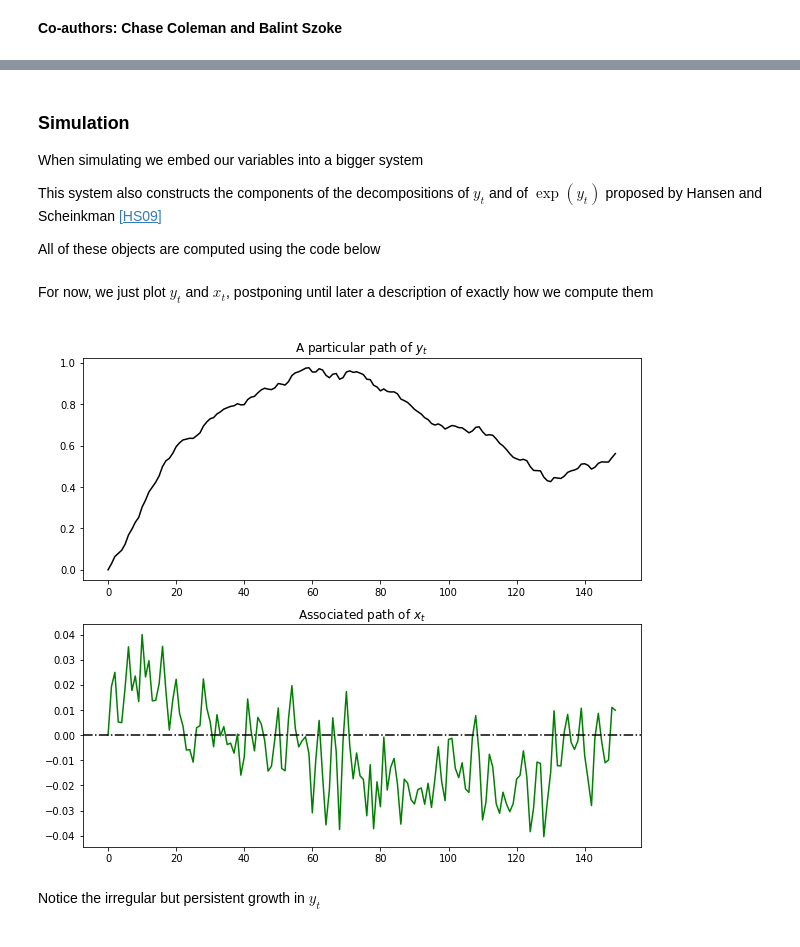
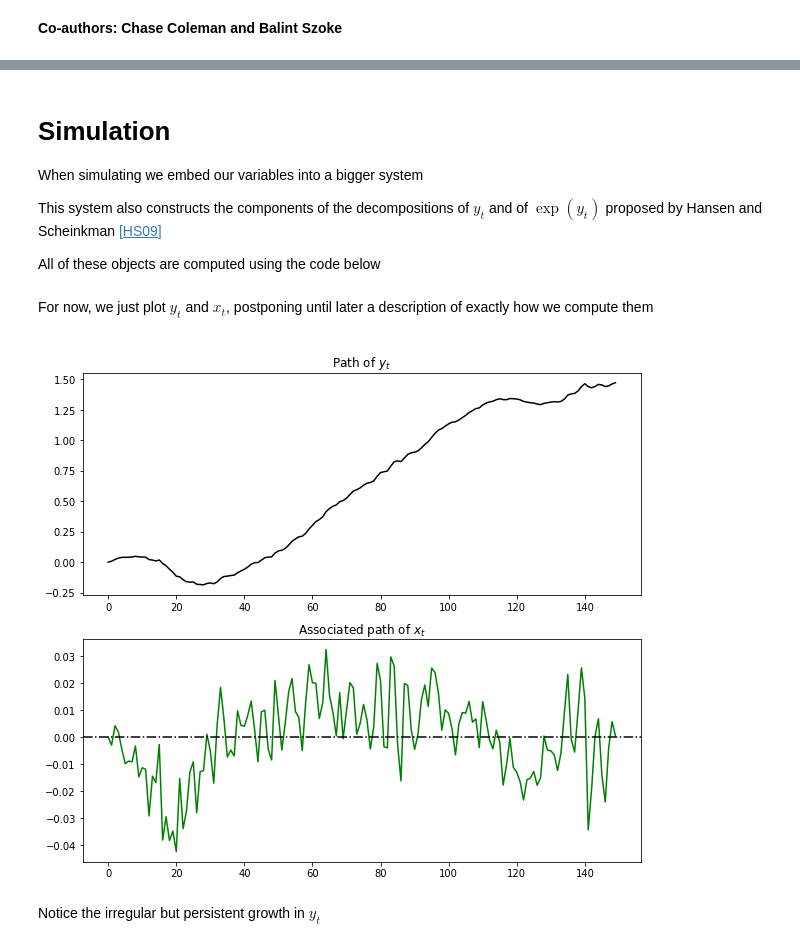
Before and after one commit to QuantEcon/quantecon-notebooks-python, a Jupyter notebook: additive_functionals.ipynb, the cells around one changed output, grey strips where cells are left out. Cells and saved outputs as stored; diff of their text form; code cells hidden in the pictures.

```diff
--- a/additive_functionals.ipynb
+++ b/additive_functionals.ipynb
@@ -187,5 +216,5 @@ You can try writing these matrices down now as an exercise — the correct expre
 # %% [markdown]
-### Simulation
+# Simulation
 
 When simulating we embed our variables into a bigger system
 
@@ -584,35 +613,35 @@ For now, we just plot $ y_t $ and $ x_t $, postponing until later a description
 # %%
 ϕ_1, ϕ_2, ϕ_3, ϕ_4 = 0.5, -0.2, 0, 0.5
 σ = 0.01
 ν = 0.01 # Growth rate
 
 # A matrix should be n x n
 A = np.array([[ϕ_1, ϕ_2, ϕ_3, ϕ_4],
               [ 1,   0,    0,   0],
               [ 0,   1,    0,   0],
               [ 0,   0,    1,   0]])
 
 # B matrix should be n x k
 B = np.array([[σ, 0, 0, 0]]).T
 
 D = np.array([1, 0, 0, 0]) @ A
 F = np.array([1, 0, 0, 0]) @ B
 
 amf = AMF_LSS_VAR(A, B, D, F, ν=ν)
 
 T = 150
 x, y = amf.lss.simulate(T)
 
 fig, ax = plt.subplots(2, 1, figsize=(10, 9))
 
 ax[0].plot(np.arange(T), y[amf.nx, :], color='k')
-ax[0].set_title('A particular path of $y_t$')
+ax[0].set_title('Path of $y_t$')
 ax[1].plot(np.arange(T), y[0, :], color='g')
 ax[1].axhline(0, color='k', linestyle='-.')
 ax[1].set_title('Associated path of $x_t$')
 plt.show()
 # %% [output]
-[figure, old version]
+[figure, new version]
 # %% [markdown]
 Notice the irregular but persistent growth in $ y_t $
 # %% [markdown]
```
Also changed, not shown: parts of 27 cells of this notebook, 47 other files.
